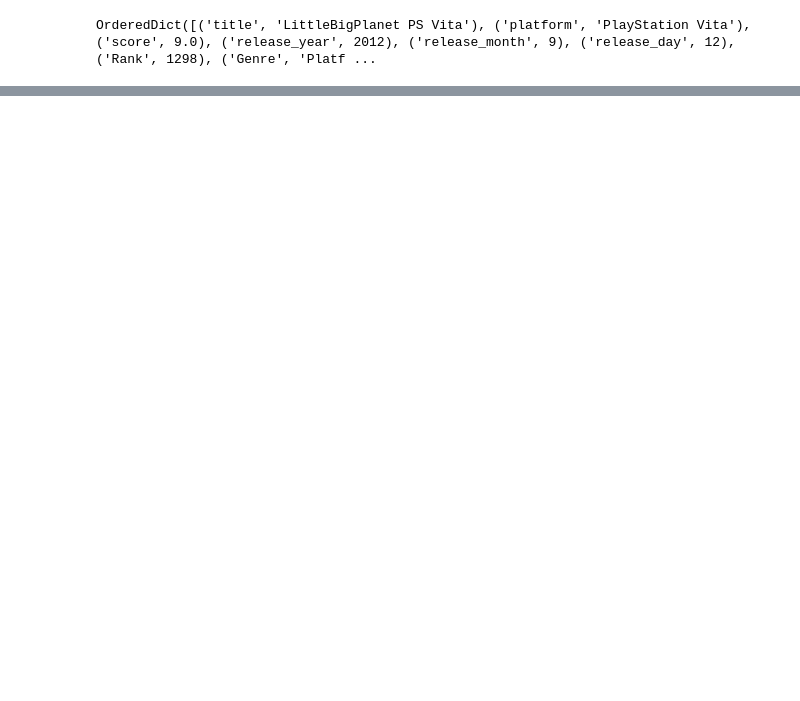
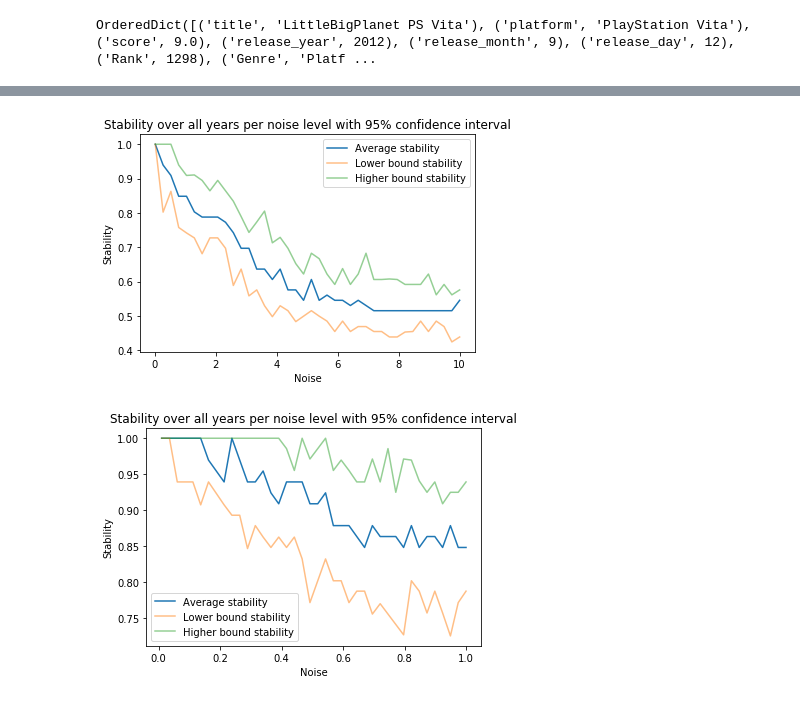
Before and after one commit to Archifer/SDA-Project, a Jupyter notebook: Score_noise.ipynb, the cells around one changed output, grey strips where cells are left out. Drawn from its saved outputs; the diff is of its cells as text; code cells hidden in the pictures; blank space fills up the shorter version.

```diff
--- a/Score_noise.ipynb
+++ b/Score_noise.ipynb
@@ -120,0 +287,8 @@ plt.show()
+# %%
+plot_stability_per_noise(data_nintendo, top_size,
+                        key_ign_score, year_min, year_max, noise_min, noise_max, noise_steps, times)
+plot_stability_per_noise(data_nintendo, top_size,
+                        key_ign_score, year_min, year_max, noise_min, noise_max2, noise_steps, times)
+# %% [output]
+[figure, added]
+[figure, added]
```
Also changed, not shown: parts of 8 cells of this notebook.
